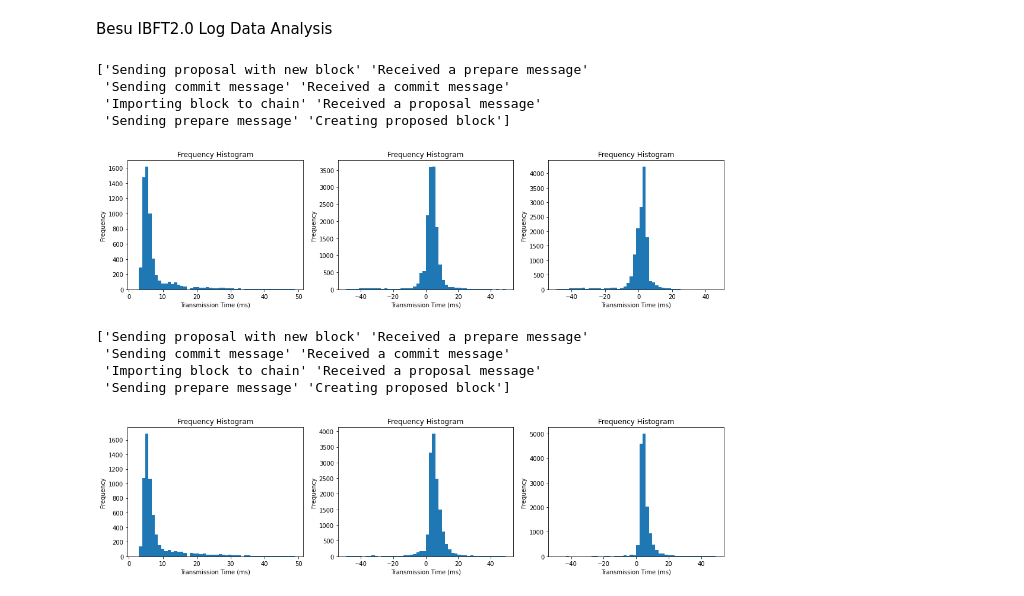
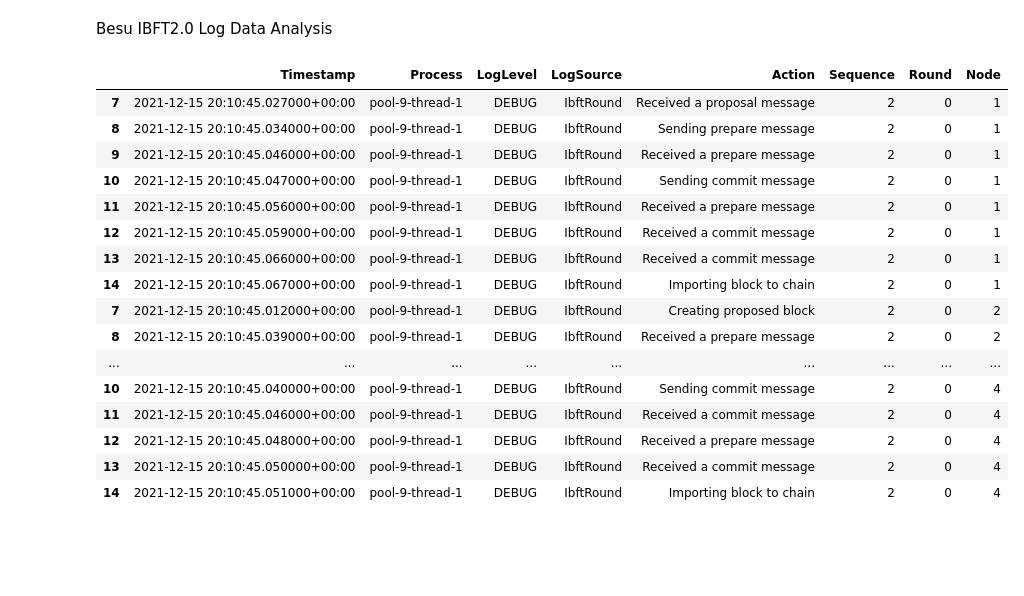
Before and after one commit to CaixiangFan/besu-benchmark, a Jupyter notebook: src/log_analysis.ipynb, the cells around one changed output. Drawn from its saved outputs; the diff is of its cells as text; code cells hidden in the pictures; blank space fills up the shorter version.

```diff
--- a/src/log_analysis.ipynb
+++ b/src/log_analysis.ipynb
@@ -73,28 +158,24 @@ def plot_hist(t_tran_pro, t_tran_pre, t_tran_com):
+# %%
+df1.loc[df1.Sequence == 2]
+# %% [output]
+|  | Timestamp | Process | LogLevel | LogSource | Action | Sequence | Round | Node |
+| 7 | 2021-12-15 20:10:45.027000+00:00 | pool-9-thread-1 | DEBUG | IbftRound | Received a proposal message | 2 | 0 | 1 |
+| 8 | 2021-12-15 20:10:45.034000+00:00 | pool-9-thread-1 | DEBUG | IbftRound | Sending prepare message | 2 | 0 | 1 |
+| 9 | 2021-12-15 20:10:45.046000+00:00 | pool-9-thread-1 | DEBUG | IbftRound | Received a prepare message | 2 | 0 | 1 |
+| 10 | 2021-12-15 20:10:45.047000+00:00 | pool-9-thread-1 | DEBUG | IbftRound | Sending commit message | 2 | 0 | 1 |
+| 11 | 2021-12-15 20:10:45.056000+00:00 | pool-9-thread-1 | DEBUG | IbftRound | Received a prepare message | 2 | 0 | 1 |
+| 12 | 2021-12-15 20:10:45.059000+00:00 | pool-9-thread-1 | DEBUG | IbftRound | Received a commit message | 2 | 0 | 1 |
+| 13 | 2021-12-15 20:10:45.066000+00:00 | pool-9-thread-1 | DEBUG | IbftRound | Received a commit message | 2 | 0 | 1 |
+| 14 | 2021-12-15 20:10:45.067000+00:00 | pool-9-thread-1 | DEBUG | IbftRound | Importing block to chain | 2 | 0 | 1 |
+| 7 | 2021-12-15 20:10:45.012000+00:00 | pool-9-thread-1 | DEBUG | IbftRound | Creating proposed block | 2 | 0 | 2 |
+| 8 | 2021-12-15 20:10:45.039000+00:00 | pool-9-thread-1 | DEBUG | IbftRound | Received a prepare message | 2 | 0 | 2 |
+| ... | ... | ... | ... | ... | ... | ... | ... | ... |
+| 10 | 2021-12-15 20:10:45.040000+00:00 | pool-9-thread-1 | DEBUG | IbftRound | Sending commit message | 2 | 0 | 4 |
+| 11 | 2021-12-15 20:10:45.046000+00:00 | pool-9-thread-1 | DEBUG | IbftRound | Received a commit message | 2 | 0 | 4 |
+| 12 | 2021-12-15 20:10:45.048000+00:00 | pool-9-thread-1 | DEBUG | IbftRound | Received a prepare message | 2 | 0 | 4 |
+| 13 | 2021-12-15 20:10:45.050000+00:00 | pool-9-thread-1 | DEBUG | IbftRound | Received a commit message | 2 | 0 | 4 |
+| 14 | 2021-12-15 20:10:45.051000+00:00 | pool-9-thread-1 | DEBUG | IbftRound | Importing block to chain | 2 | 0 | 4 |
 # %%
-log_path = '../data/logs-20211215-141843-4c-8gb'
-df_all = gen_logs_df(logpath=log_path)
-print(df_all.Action.unique())
-t_tran_pro = cal_time_delta(send='Creating proposed block', receive='Received a proposal message', df=df_all)
-t_tran_pre = cal_time_delta(send='Sending prepare message', receive='Received a prepare message', df=df_all)
-t_dran_com = cal_time_delta(send='Sending commit message', receive='Received a commit message', df=df_all)
-plot_hist(t_tran_pro, t_tran_pre, t_dran_com)
+ts_pro_trans_4c8gb = cal_time_delta(send='Creating proposed block', receive='Received a proposal message', df=df1)
+ts_pro_trans_2c4gb = cal_time_delta(send='Creating proposed block', receive='Received a proposal message', df=df2)
+ts_pro_trans_8c8gb = cal_time_delta(send='Creating proposed block', receive='Received a proposal message', df=df3)
-# %% [output]
-['Sending proposal with new block' 'Received a prepare message'
- 'Sending commit message' 'Received a commit message'
- 'Importing block to chain' 'Received a proposal message'
- 'Sending prepare message' 'Creating proposed block']
-[figure, removed]
-# %%
-log_path = '../data/logs-20211215-154842-2c-4gb'
-df_all = gen_logs_df(logpath=log_path)
-print(df_all.Action.unique())
-t_tran_pro = cal_time_delta(send='Creating proposed block', receive='Received a proposal message', df=df_all)
-t_tran_pre = cal_time_delta(send='Sending prepare message', receive='Received a prepare message', df=df_all)
-t_dran_com = cal_time_delta(send='Sending commit message', receive='Received a commit message', df=df_all)
-plot_hist(t_tran_pro, t_tran_pre, t_dran_com)
-# %% [output]
-['Sending proposal with new block' 'Received a prepare message'
- 'Sending commit message' 'Received a commit message'
- 'Importing block to chain' 'Received a proposal message'
- 'Sending prepare message' 'Creating proposed block']
-[figure, removed]
```
Also changed, not shown: parts of 14 cells of this notebook.
